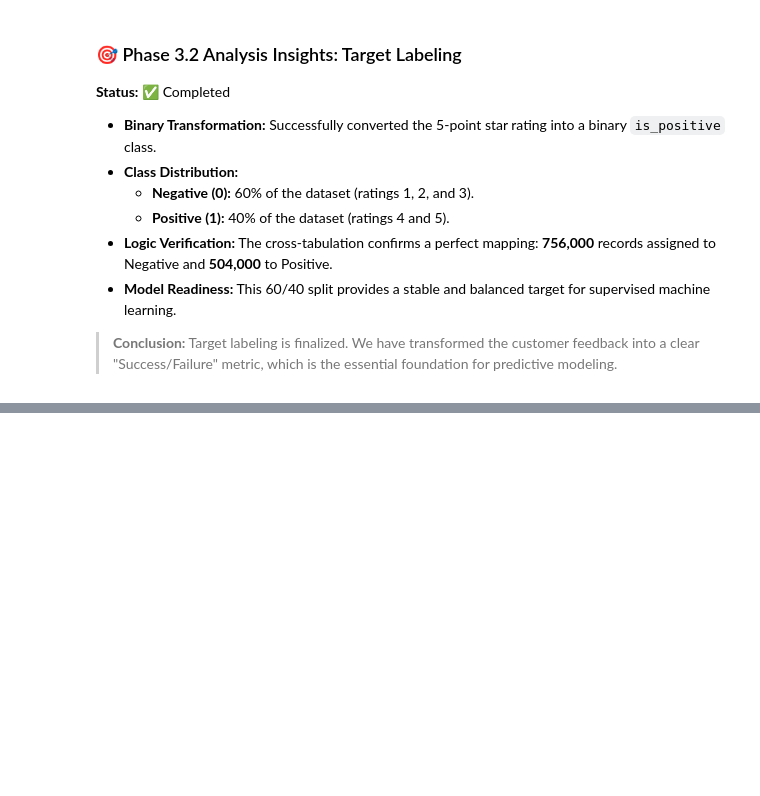
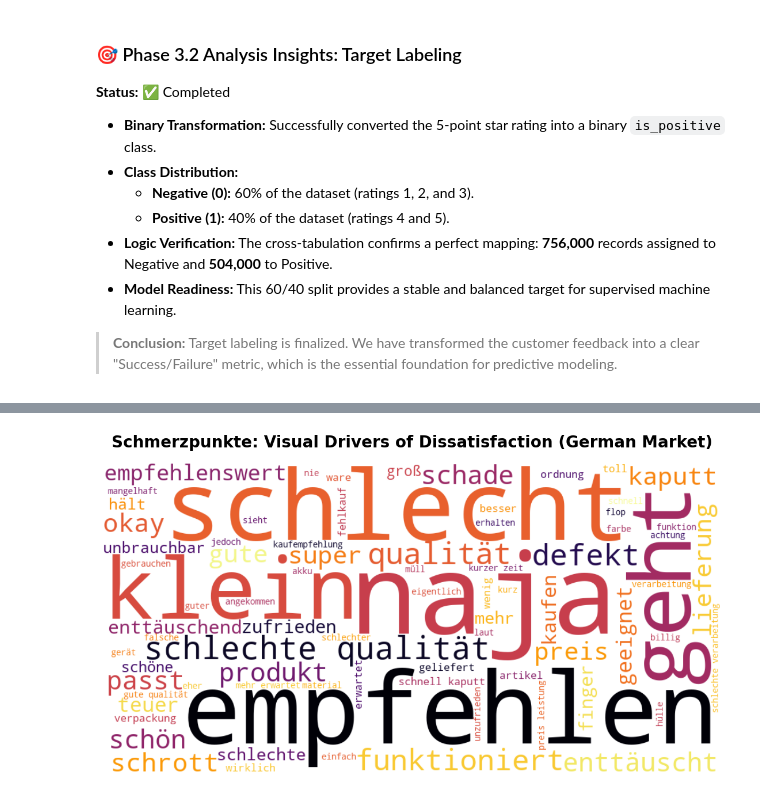
Before and after one commit to anhelinamoroz20-cell/DPP-1, a Jupyter notebook: notebooks/Amazon Reviews Multilingual.ipynb, the cells around one changed output, grey strips where cells are left out. Cells and saved outputs as stored; diff of their text form; code cells hidden in the pictures; blank space fills up the shorter version.

```diff
--- a/notebooks/Amazon Reviews Multilingual.ipynb
+++ b/notebooks/Amazon Reviews Multilingual.ipynb
@@ -398,0 +477,26 @@ Name: proportion, dtype: float64
+# %%
+# PHASE 4.2: Visual Identification (WordCloud Generation)
+# Objective: Create a visual summary of the most frequent semantic drivers in negative reviews
+from wordcloud import WordCloud
+
+# Flatten all cleaned tokens from the German negative reviews into a single string
+# This is necessary for the WordCloud generator to process frequencies
+cloud_text = " ".join([word for sublist in tokenized_reviews for word in sublist])
+
+# Configure and generate the WordCloud object
+# We use width=1000 and height=500 for a high-resolution landscape image
+wordcloud = WordCloud(width=1000,
+                      height=500,
+                      background_color='white',
+                      colormap='inferno',
+                      max_words=80).generate(cloud_text)
+
+# Visualization
+plt.figure(figsize=(15, 7))
+plt.imshow(wordcloud, interpolation='bilinear')
+plt.axis('off') # Hide axes for a clean visual look
+plt.title('Schmerzpunkte: Visual Drivers of Dissatisfaction (German Market)',
+          fontsize=20, fontweight='bold', pad=20)
+plt.show()
+# %% [output]
+[figure, added]
```
Also changed, not shown: parts of 13 cells of this notebook, 1 other file.
